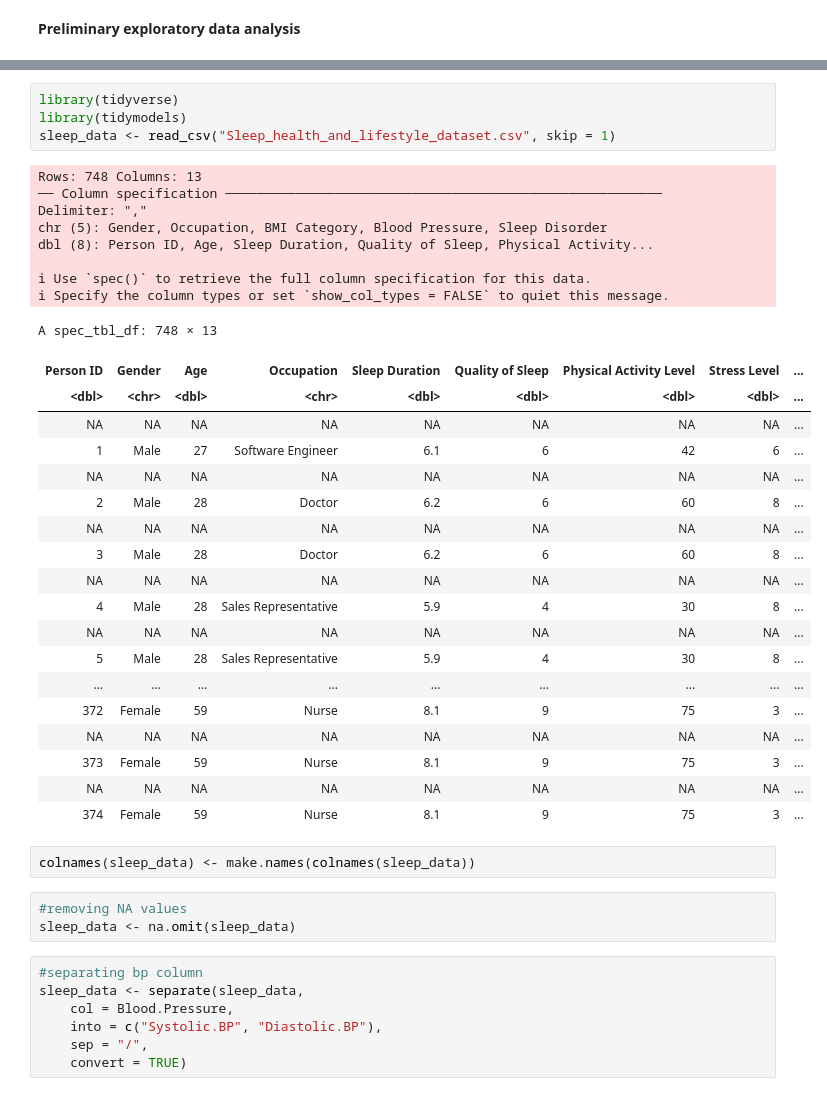
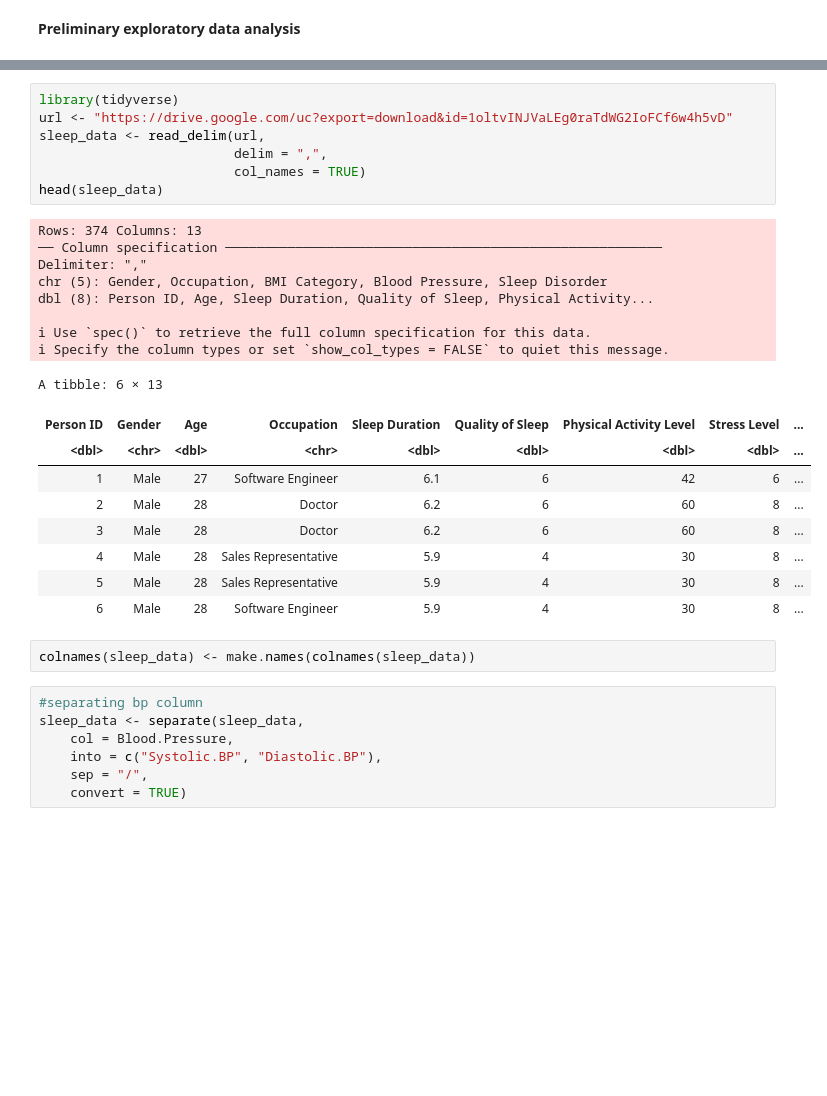
Before and after one commit to hlu10/group-18-dsci100, a Jupyter notebook: project_proposal.ipynb, the cells around one changed output, grey strips where cells are left out. Drawn from its saved outputs; the diff is of its cells as text; blank space fills up the shorter version.

```diff
--- a/project_proposal.ipynb
+++ b/project_proposal.ipynb
@@ -27,40 +21,30 @@ download.file(url, destfile = "Sleep_health_and_lifestyle_dataset.csv")
-# %%
-library(tidyverse)
-library(tidymodels)
-sleep_data <- read_csv("Sleep_health_and_lifestyle_dataset.csv", skip = 1)
-# %% [output]
-Rows: 748 Columns: 13
-── Column specification ────────────────────────────────────────────────────────
-Delimiter: ","
-chr (5): Gender, Occupation, BMI Category, Blood Pressure, Sleep Disorder
-dbl (8): Person ID, Age, Sleep Duration, Quality of Sleep, Physical Activity...
-
-ℹ Use `spec()` to retrieve the full column specification for this data.
-ℹ Specify the column types or set `show_col_types = FALSE` to quiet this message.
-A spec_tbl_df: 748 × 13
-| Person ID | Gender | Age | Occupation | Sleep Duration | Quality of Sleep | Physical Activity Level | Stress Level | ... |
-| <dbl> | <chr> | <dbl> | <chr> | <dbl> | <dbl> | <dbl> | <dbl> | ... |
-| NA | NA | NA | NA | NA | NA | NA | NA | ... |
-| 1 | Male | 27 | Software Engineer | 6.1 | 6 | 42 | 6 | ... |
-| NA | NA | NA | NA | NA | NA | NA | NA | ... |
-| 2 | Male | 28 | Doctor | 6.2 | 6 | 60 | 8 | ... |
-| NA | NA | NA | NA | NA | NA | NA | NA | ... |
-| 3 | Male | 28 | Doctor | 6.2 | 6 | 60 | 8 | ... |
-| NA | NA | NA | NA | NA | NA | NA | NA | ... |
-| 4 | Male | 28 | Sales Representative | 5.9 | 4 | 30 | 8 | ... |
-| NA | NA | NA | NA | NA | NA | NA | NA | ... |
-| 5 | Male | 28 | Sales Representative | 5.9 | 4 | 30 | 8 | ... |
-| ... | ... | ... | ... | ... | ... | ... | ... | ... |
-| 372 | Female | 59 | Nurse | 8.1 | 9 | 75 | 3 | ... |
-| NA | NA | NA | NA | NA | NA | NA | NA | ... |
-| 373 | Female | 59 | Nurse | 8.1 | 9 | 75 | 3 | ... |
-| NA | NA | NA | NA | NA | NA | NA | NA | ... |
-| 374 | Female | 59 | Nurse | 8.1 | 9 | 75 | 3 | ... |
+# %%
+library(tidyverse)
+url <- "https://drive.google.com/uc?export=download&id=1oltvINJVaLEg0raTdWG2IoFCf6w4h5vD"
+sleep_data <- read_delim(url,
+                         delim = ",",
+                         col_names = TRUE)
+head(sleep_data)
+# %% [output]
+Rows: 374 Columns: 13
+── Column specification ────────────────────────────────────────────────────────
+Delimiter: ","
+chr (5): Gender, Occupation, BMI Category, Blood Pressure, Sleep Disorder
+dbl (8): Person ID, Age, Sleep Duration, Quality of Sleep, Physical Activity...
+
+ℹ Use `spec()` to retrieve the full column specification for this data.
+ℹ Specify the column types or set `show_col_types = FALSE` to quiet this message.
+A tibble: 6 × 13
+| Person ID | Gender | Age | Occupation | Sleep Duration | Quality of Sleep | Physical Activity Level | Stress Level | ... |
+| <dbl> | <chr> | <dbl> | <chr> | <dbl> | <dbl> | <dbl> | <dbl> | ... |
+| 1 | Male | 27 | Software Engineer | 6.1 | 6 | 42 | 6 | ... |
+| 2 | Male | 28 | Doctor | 6.2 | 6 | 60 | 8 | ... |
+| 3 | Male | 28 | Doctor | 6.2 | 6 | 60 | 8 | ... |
+| 4 | Male | 28 | Sales Representative | 5.9 | 4 | 30 | 8 | ... |
+| 5 | Male | 28 | Sales Representative | 5.9 | 4 | 30 | 8 | ... |
+| 6 | Male | 28 | Software Engineer | 5.9 | 4 | 30 | 8 | ... |
 # %%
 colnames(sleep_data) <- make.names(colnames(sleep_data))
-# %%
-#removing NA values
-sleep_data <- na.omit(sleep_data)
 # %%
 #separating bp column
 sleep_data <- separate(sleep_data,
```
Also changed, not shown: parts of 3 cells of this notebook.
